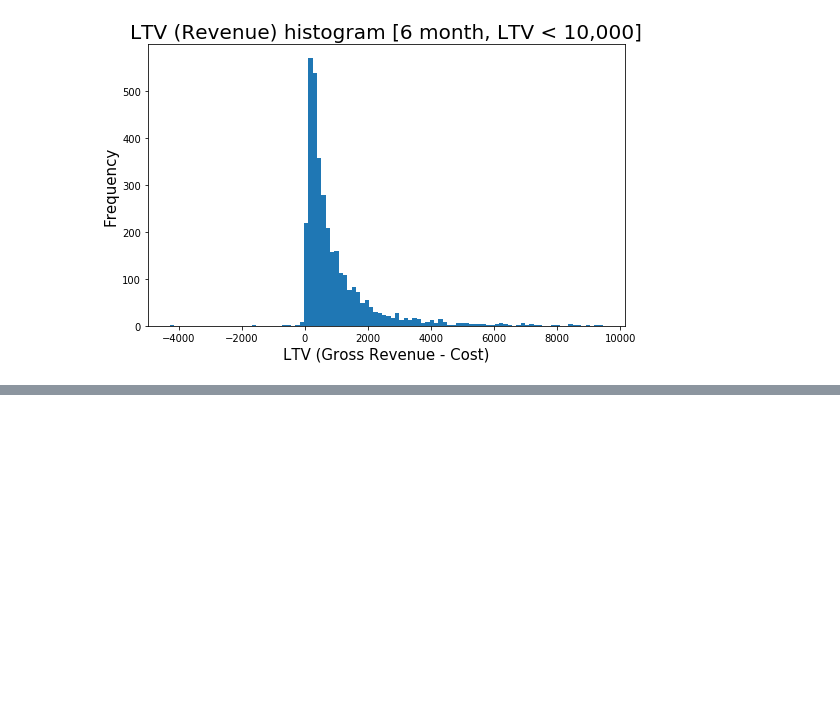
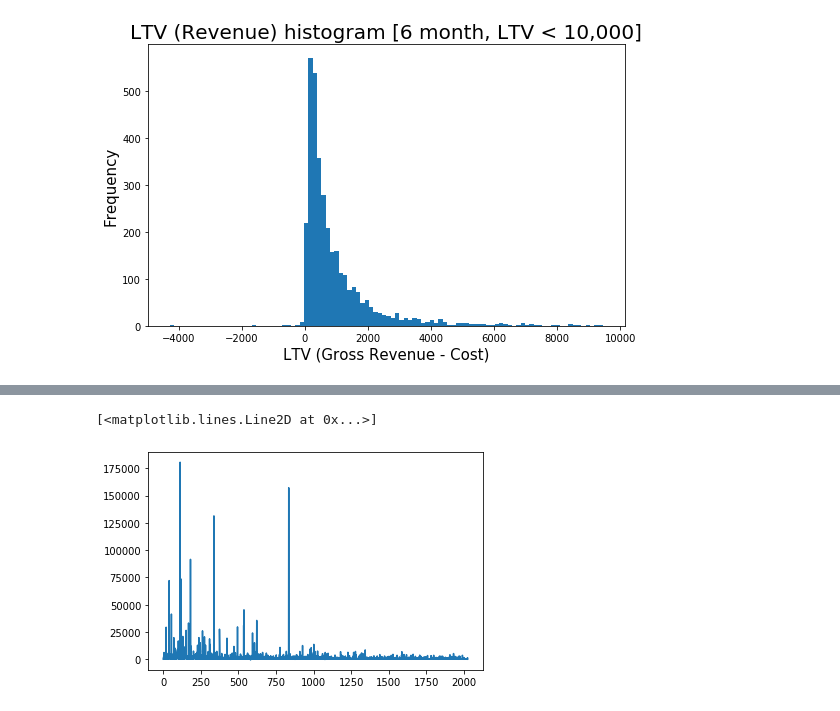
Before and after one commit to dae-han/Business_Growth_Using_Data_Science, a Jupyter notebook: 03_Lifetime_Value_Prediction.ipynb, the cells around one changed output, grey strips where cells are left out. Cells and saved outputs as stored; diff of their text form; code cells hidden in the pictures; blank space fills up the shorter version.

```diff
--- a/03_Lifetime_Value_Prediction.ipynb
+++ b/03_Lifetime_Value_Prediction.ipynb
@@ -240,0 +296,5 @@ df_user.head()
+# %%
+plt.plot(df_user['LTV_6m'])
+# %% [output]
+[<matplotlib.lines.Line2D at 0x...>]
+[figure, added]
```
Also changed, not shown: parts of 23 cells of this notebook.
